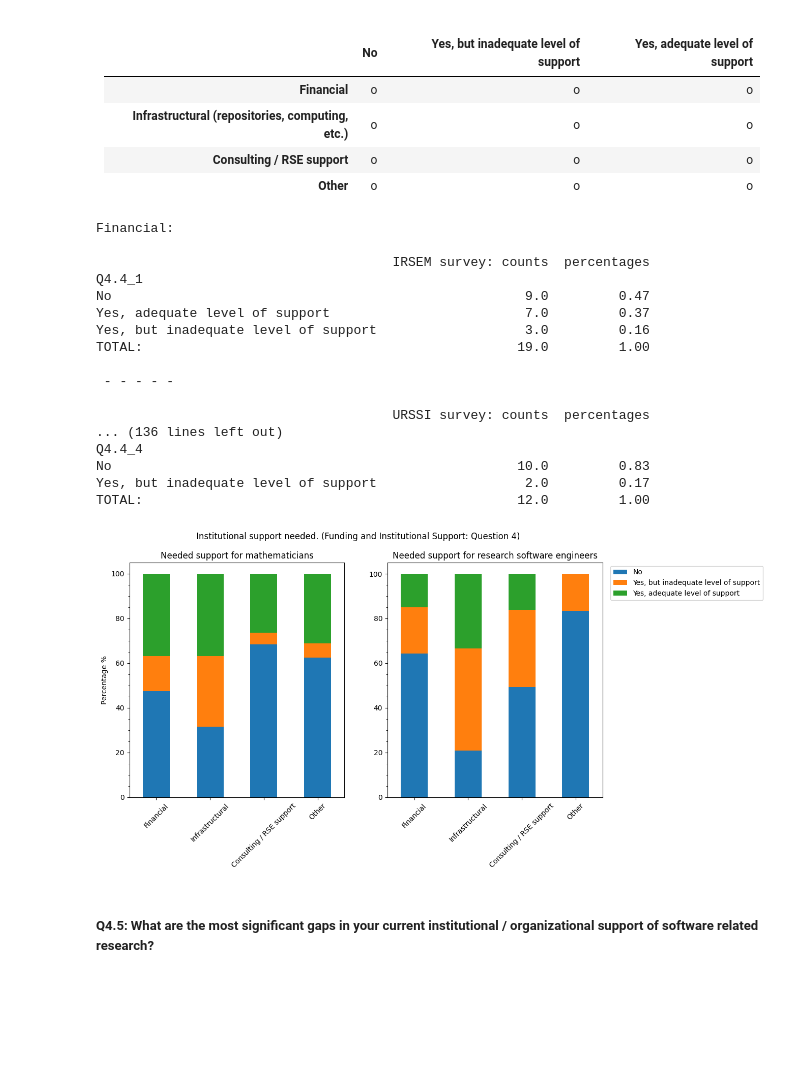
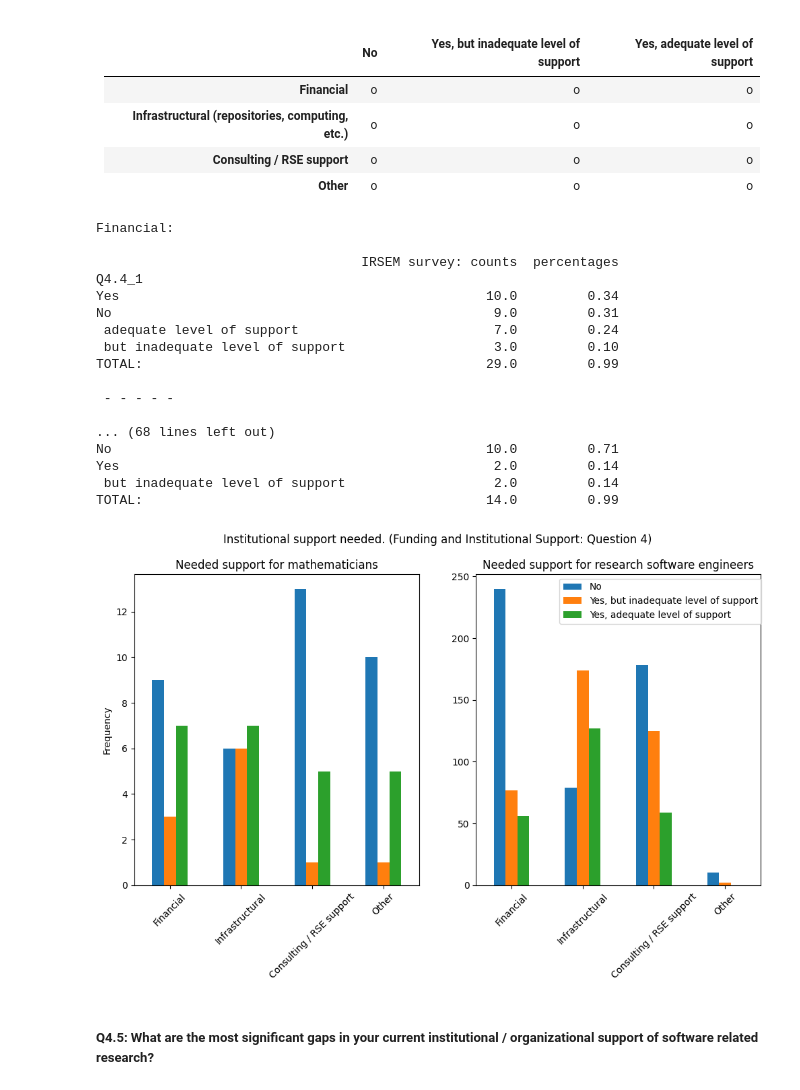
Before and after one commit to Not-Abram/Survey-for-Improving-Research-Software-Engineering-in-Mathematics, a Jupyter notebook: notebooks/surveydatacomparison.ipynb, the cells around one changed output. Cells and saved outputs as stored; diff of their text form; code cells hidden in the pictures; blank space fills up the shorter version.

Commit message:
raw data print fixes, added proper support for multiple select questions

```diff
--- a/notebooks/surveydatacomparison.ipynb
+++ b/notebooks/surveydatacomparison.ipynb
@@ -25,15 +25,17 @@ URSSI = pd.read_csv('../data/URSSI_survey_anonymized20210930.csv')
 ### print functions ###
 
 # text function: print the answer counts, percentage, and totals for a given question
-def print_question(questionID="Q0.1", survey = 0, percentages = True, totals = True):
+def print_question(questionID="Q0.1", survey = 0, percentages = True, totals = True, multiselect=False):
     if (survey == 0 or survey == 1):
-        questions = IRSEM[questionID][2:]
+        question_data = IRSEM[questionID][2:]
+        if (multiselect):
+            question_data = question_data.str.split(',').explode()
         if (percentages):
-            df = pd.concat([questions.value_counts(),
-                            questions.value_counts(normalize=True).round(2)],
+            df = pd.concat([question_data.value_counts(),
+                            question_data.value_counts(normalize=True).round(2)],
                             axis = 1, keys=["IRSEM survey: counts", "percentages"])
         else:
-            df = pd.concat([questions.value_counts()], axis = 1, keys=["IRSEM survey: counts"])
+            df = pd.concat([question_data.value_counts()], axis = 1, keys=["IRSEM survey: counts"])
 
         if (totals): df.loc['TOTAL:'] = df.sum(numeric_only=True, axis=0)
 
@@ -42,24 +44,26 @@ def print_question(questionID="Q0.1", survey = 0, percentages = True, totals = T
     if (survey == 0): print("\n - - - - -\n")
 
     if (survey == 0 or survey == 2):
-        questions = URSSI[questionID][2:]
+        question_data = URSSI[questionID][2:]
+        if (multiselect):
+            question_data = question_data.str.split(',').explode()
         if (percentages):
-            df = pd.concat([questions.value_counts(),
-                            questions.value_counts(normalize=True).round(2)],
+            df = pd.concat([question_data.value_counts(),
+                            question_data.value_counts(normalize=True).round(2)],
                             axis = 1, keys=["URSSI survey: counts", "percentages"])
         else:
-            df = pd.concat([questions.value_counts()], axis = 1, keys=["URSSI survey: counts"])
+            df = pd.concat([question_data.value_counts()], axis = 1, keys=["URSSI survey: counts"])
 
         if (totals): df.loc['TOTAL:'] = df.sum(numeric_only=True, axis=0)
 
         print (df)
 
 # text function: print a set of questions (aka a Likert Matrix)
-def print_question_set(question = "", statements = [], survey = 0, percentages = True):
+def print_question_set(question = "", statements = [], survey = 0, percentages = True, totals = True, multiselect = True):
     div = "___________________"
     for i, statement in enumerate(statements):
         print(statement + ":\n")
-        print_question(question + "_" + str(i + 1), survey=survey, percentages=percentages)
+        print_question(question + "_" + str(i + 1), survey=survey, percentages=percentages, totals=totals, multiselect = multiselect)
         if (i < len(statements) - 1):
             print("\n", div*3, "\n")
 
@@ -1078,46 +1073,40 @@ TOTAL:                                                19.0         1.00
 | **Consulting / RSE support** | o | o | o |
 | **Other** | o | o | o |
 # %%
-print_question_set("Q4.4", ["Financial",
-                            "Infrastructural",
-                            "Consulting / RSE support",
-                            "Other"])
-
-
 questionID = "Q4.4"
 title = 'Institutional support needed. (Funding and Institutional Support: Question 4)'
 figtitle1 = 'Needed support for mathematicians'
 figtitle2 = 'Needed support for research software engineers'
 STATEMENTS = ["Financial",
               "Infrastructural",
               "Consulting / RSE support",
               "Other"]
 ANSWERS = ['No',
            'Yes, but inadequate level of support',
            'Yes, adequate level of support']
 
 # print raw data
 print_question_set(question=questionID, statements=STATEMENTS)
-graph_likert_matrix(questionID=questionID, title=title, IRSEMsubtitle=figtitle1, URSSIsubtitle=figtitle2, statements=STATEMENTS, answers=ANSWERS, percentage=True)
+graph_likert_matrix(questionID=questionID, title=title, IRSEMsubtitle=figtitle1, URSSIsubtitle=figtitle2, statements=STATEMENTS, answers=ANSWERS, percentage=False, stacked=False)
 # %% [output]
 Financial:
 
-                                      IRSEM survey: counts  percentages
+                                  IRSEM survey: counts  percentages
 Q4.4_1
-No                                                     9.0         0.47
-Yes, adequate level of support                         7.0         0.37
-Yes, but inadequate level of support                   3.0         0.16
-TOTAL:                                                19.0         1.00
+Yes                                               10.0         0.34
+No                                                 9.0         0.31
+ adequate level of support                         7.0         0.24
+ but inadequate level of support                   3.0         0.10
+TOTAL:                                            29.0         0.99
 
  - - - - -
 
-                                      URSSI survey: counts  percentages
-... (136 lines left out)
-Q4.4_4
-No                                                    10.0         0.83
-Yes, but inadequate level of support                   2.0         0.17
-TOTAL:                                                12.0         1.00
+... (68 lines left out)
+No                                                10.0         0.71
+Yes                                                2.0         0.14
+ but inadequate level of support                   2.0         0.14
+TOTAL:                                            14.0         0.99
-[figure, old version]
+[figure, new version]
 # %% [markdown]
 ##### Q4.5: What are the most significant gaps in your current institutional / organizational support of software related research?
 # %% [markdown]
```
Also changed, not shown: parts of 8 cells of this notebook, 1 other file.
